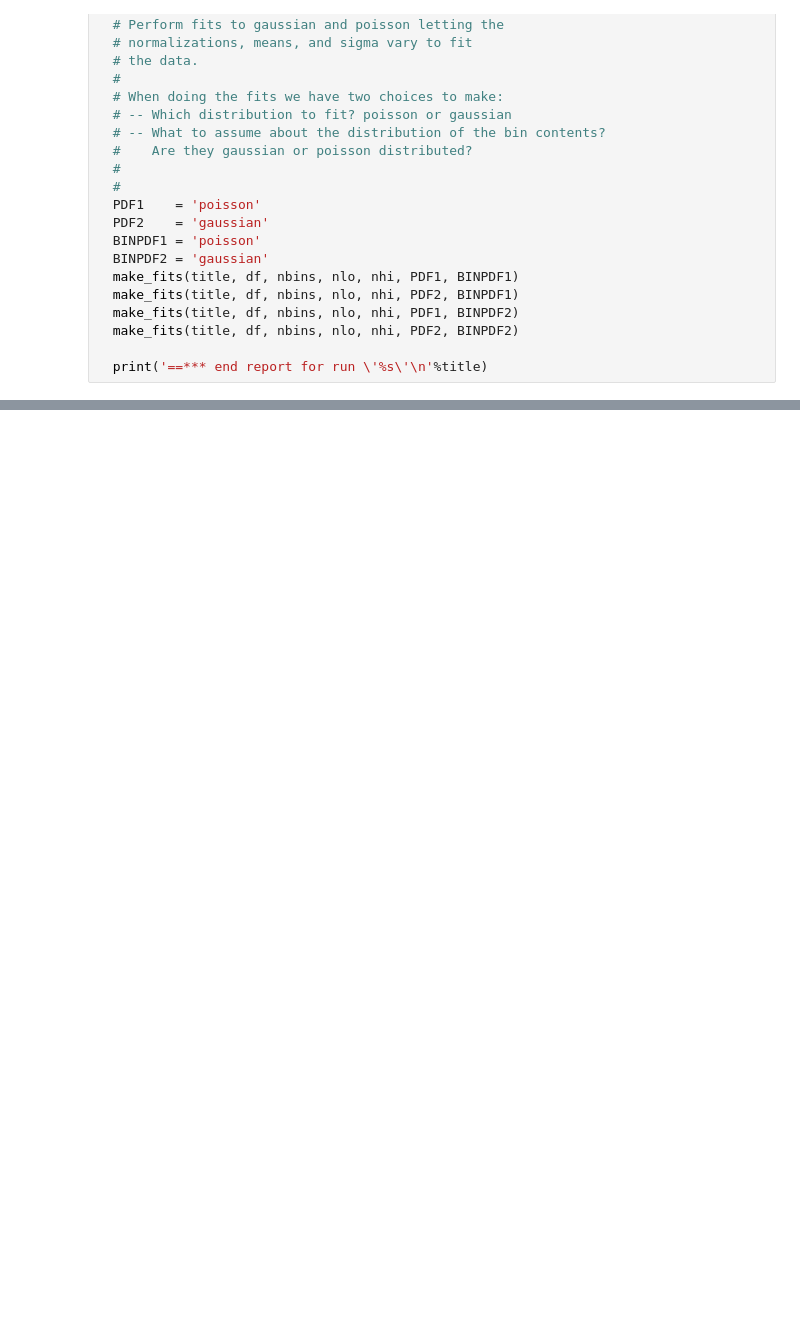
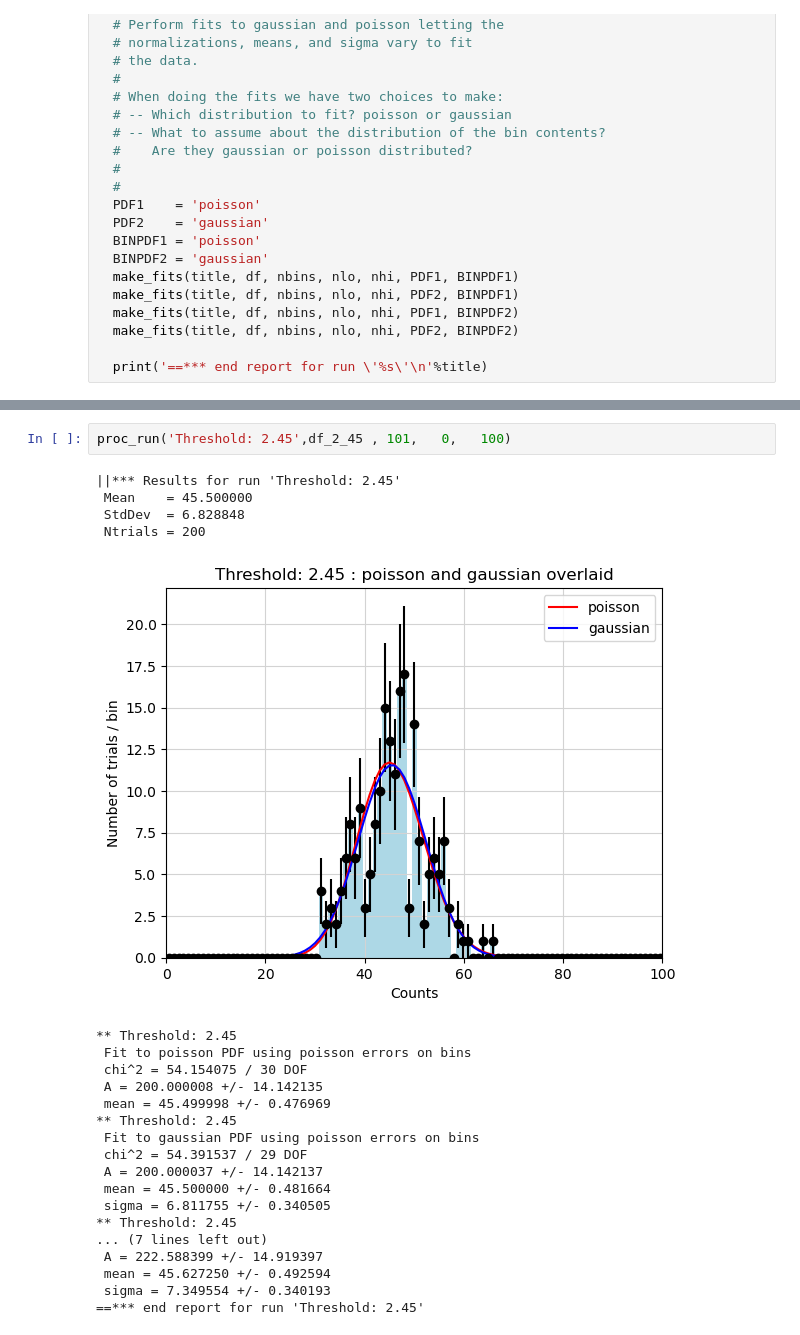
Before and after one commit to arielsmyri/phys_p_451, a Jupyter notebook: poisson_statistics_HWA2 (1).ipynb, the cells around one changed output, grey strips where cells are left out. Cells and saved outputs as stored; diff of their text form; blank space fills up the shorter version.

```diff
--- a/poisson_statistics_HWA2 (1).ipynb
+++ b/poisson_statistics_HWA2 (1).ipynb
@@ -477,0 +393,25 @@ proc_run('Run05', run5, 51,  50,    100)
+# %%
+proc_run('Threshold: 2.45',df_2_45 , 101,   0,   100)
+# %% [output]
+||*** Results for run 'Threshold: 2.45'
+ Mean    = 45.500000
+ StdDev  = 6.828848
+ Ntrials = 200
+[figure, added]
+** Threshold: 2.45
+ Fit to poisson PDF using poisson errors on bins
+ chi^2 = 54.154075 / 30 DOF
+ A = 200.000008 +/- 14.142135
+ mean = 45.499998 +/- 0.476969
+** Threshold: 2.45
+ Fit to gaussian PDF using poisson errors on bins
+ chi^2 = 54.391537 / 29 DOF
+ A = 200.000037 +/- 14.142137
+ mean = 45.500000 +/- 0.481664
+ sigma = 6.811755 +/- 0.340505
+** Threshold: 2.45
+... (7 lines left out)
+ A = 222.588399 +/- 14.919397
+ mean = 45.627250 +/- 0.492594
+ sigma = 7.349554 +/- 0.340193
+==*** end report for run 'Threshold: 2.45'
```
Also changed, not shown: parts of 17 cells of this notebook, 15 other files.
